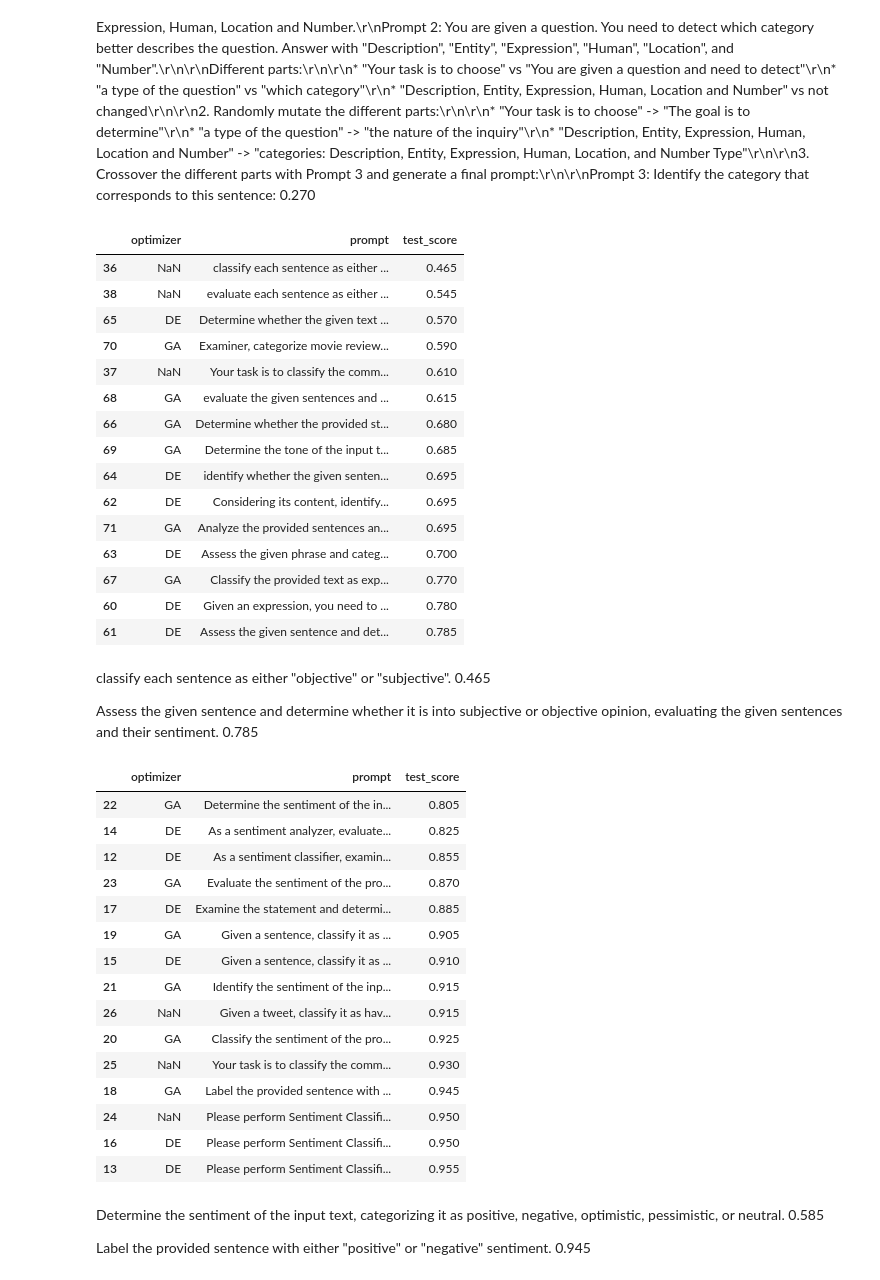
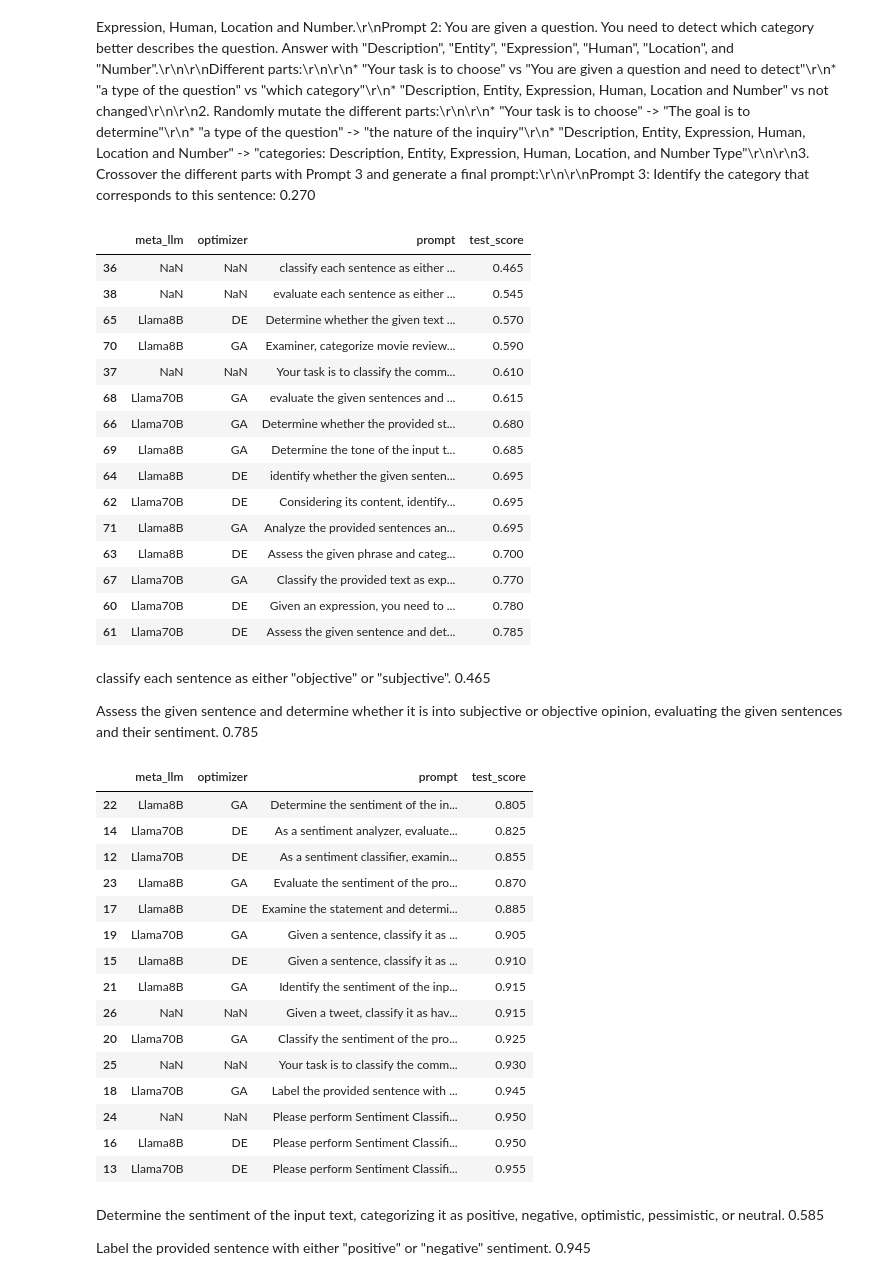
Before and after one commit to finitearth/promptolution, a Jupyter notebook: notebooks/interesting_prompts.ipynb, the cells around one changed output. Saved outputs shown, nothing was run; the diff lists cells and outputs as text; code cells hidden in the pictures.

```diff
--- a/notebooks/interesting_prompts.ipynb
+++ b/notebooks/interesting_prompts.ipynb
@@ -85,48 +85,48 @@ TIMO BESONDERS WICHTIG:
 Let's follow the instructions step-by-step to generate a better prompt.\r\n\r\n1. Identify the different parts between Prompt 1 and Prompt 2:\r\n\r\nPrompt 1: Your task is to choose a type of the question, from Description, Entity, Expression, Human, Location and Number.\r\nPrompt 2: You are given a question. You need to detect which category better describes the question. Answer with "Description", "Entity", "Expression", "Human", "Location", and "Number".\r\n\r\nDifferent parts:\r\n\r\n* "Your task is to choose" vs "You are given a question and need to detect"\r\n* "a type of the question" vs "which category"\r\n* "Description, Entity, Expression, Human, Location and Number" vs not changed\r\n\r\n2. Randomly mutate the different parts:\r\n\r\n* "Your task is to choose" -> "The goal is to determine"\r\n* "a type of the question" -> "the nature of the inquiry"\r\n* "Description, Entity, Expression, Human, Location and Number" -> "categories: Description, Entity, Expression, Human, Location, and Number Type"\r\n\r\n3. Crossover the different parts with Prompt 3 and generate a final prompt:\r\n\r\nPrompt 3: Identify the category that corresponds to this sentence:	0.270
 # %%
 pd.set_option('display.max_colwidth', None)
-df[(df["task"] == "subj")].sort_values("test_score")[["optimizer", "prompt", "test_score"]]
+df[(df["task"] == "subj")].sort_values("test_score")[["meta_llm", "optimizer", "prompt", "test_score"]]
 # %% [output]
-|  | optimizer | prompt | test_score |
-| 36 | NaN | classify each sentence as either ... | 0.465 |
-| 38 | NaN | evaluate each sentence as either ... | 0.545 |
-| 65 | DE | Determine whether the given text ... | 0.570 |
-| 70 | GA | Examiner, categorize movie review... | 0.590 |
-| 37 | NaN | Your task is to classify the comm... | 0.610 |
-| 68 | GA | evaluate the given sentences and ... | 0.615 |
-| 66 | GA | Determine whether the provided st... | 0.680 |
-| 69 | GA | Determine the tone of the input t... | 0.685 |
-| 64 | DE | identify whether the given senten... | 0.695 |
-| 62 | DE | Considering its content, identify... | 0.695 |
-| 71 | GA | Analyze the provided sentences an... | 0.695 |
-| 63 | DE | Assess the given phrase and categ... | 0.700 |
-| 67 | GA | Classify the provided text as exp... | 0.770 |
-| 60 | DE | Given an expression, you need to ... | 0.780 |
-| 61 | DE | Assess the given sentence and det... | 0.785 |
+|  | meta_llm | optimizer | prompt | test_score |
+| 36 | NaN | NaN | classify each sentence as either ... | 0.465 |
+| 38 | NaN | NaN | evaluate each sentence as either ... | 0.545 |
+| 65 | Llama8B | DE | Determine whether the given text ... | 0.570 |
+| 70 | Llama8B | GA | Examiner, categorize movie review... | 0.590 |
+| 37 | NaN | NaN | Your task is to classify the comm... | 0.610 |
+| 68 | Llama70B | GA | evaluate the given sentences and ... | 0.615 |
+| 66 | Llama70B | GA | Determine whether the provided st... | 0.680 |
+| 69 | Llama8B | GA | Determine the tone of the input t... | 0.685 |
+| 64 | Llama8B | DE | identify whether the given senten... | 0.695 |
+| 62 | Llama70B | DE | Considering its content, identify... | 0.695 |
+| 71 | Llama8B | GA | Analyze the provided sentences an... | 0.695 |
+| 63 | Llama8B | DE | Assess the given phrase and categ... | 0.700 |
+| 67 | Llama70B | GA | Classify the provided text as exp... | 0.770 |
+| 60 | Llama70B | DE | Given an expression, you need to ... | 0.780 |
+| 61 | Llama70B | DE | Assess the given sentence and det... | 0.785 |
 # %% [markdown]
 classify each sentence as either "objective" or "subjective".	0.465
 
 Assess the given sentence and determine whether it is into subjective or objective opinion, evaluating the given sentences and their sentiment.	0.785
 # %%
 pd.set_option('display.max_colwidth', None)
-df[(df["task"] == "cr")].sort_values("test_score")[["optimizer", "prompt", "test_score"]]
+df[(df["task"] == "cr")].sort_values("test_score")[["meta_llm", "optimizer", "prompt", "test_score"]]
 # %% [output]
-|  | optimizer | prompt | test_score |
-| 22 | GA | Determine the sentiment of the in... | 0.805 |
-| 14 | DE | As a sentiment analyzer, evaluate... | 0.825 |
-| 12 | DE | As a sentiment classifier, examin... | 0.855 |
-| 23 | GA | Evaluate the sentiment of the pro... | 0.870 |
-| 17 | DE | Examine the statement and determi... | 0.885 |
-| 19 | GA | Given a sentence, classify it as ... | 0.905 |
-| 15 | DE | Given a sentence, classify it as ... | 0.910 |
-| 21 | GA | Identify the sentiment of the inp... | 0.915 |
-| 26 | NaN | Given a tweet, classify it as hav... | 0.915 |
-| 20 | GA | Classify the sentiment of the pro... | 0.925 |
-| 25 | NaN | Your task is to classify the comm... | 0.930 |
-| 18 | GA | Label the provided sentence with ... | 0.945 |
-| 24 | NaN | Please perform Sentiment Classifi... | 0.950 |
-| 16 | DE | Please perform Sentiment Classifi... | 0.950 |
-| 13 | DE | Please perform Sentiment Classifi... | 0.955 |
+|  | meta_llm | optimizer | prompt | test_score |
+| 22 | Llama8B | GA | Determine the sentiment of the in... | 0.805 |
+| 14 | Llama70B | DE | As a sentiment analyzer, evaluate... | 0.825 |
+| 12 | Llama70B | DE | As a sentiment classifier, examin... | 0.855 |
+| 23 | Llama8B | GA | Evaluate the sentiment of the pro... | 0.870 |
+| 17 | Llama8B | DE | Examine the statement and determi... | 0.885 |
+| 19 | Llama70B | GA | Given a sentence, classify it as ... | 0.905 |
+| 15 | Llama8B | DE | Given a sentence, classify it as ... | 0.910 |
+| 21 | Llama8B | GA | Identify the sentiment of the inp... | 0.915 |
+| 26 | NaN | NaN | Given a tweet, classify it as hav... | 0.915 |
+| 20 | Llama70B | GA | Classify the sentiment of the pro... | 0.925 |
+| 25 | NaN | NaN | Your task is to classify the comm... | 0.930 |
+| 18 | Llama70B | GA | Label the provided sentence with ... | 0.945 |
+| 24 | NaN | NaN | Please perform Sentiment Classifi... | 0.950 |
+| 16 | Llama8B | DE | Please perform Sentiment Classifi... | 0.950 |
+| 13 | Llama70B | DE | Please perform Sentiment Classifi... | 0.955 |
 # %% [markdown]
 Determine the sentiment of the input text, categorizing it as positive, negative, optimistic, pessimistic, or neutral.	0.585
 
```
Also changed, not shown: parts of 5 cells of this notebook, 1 other file.
